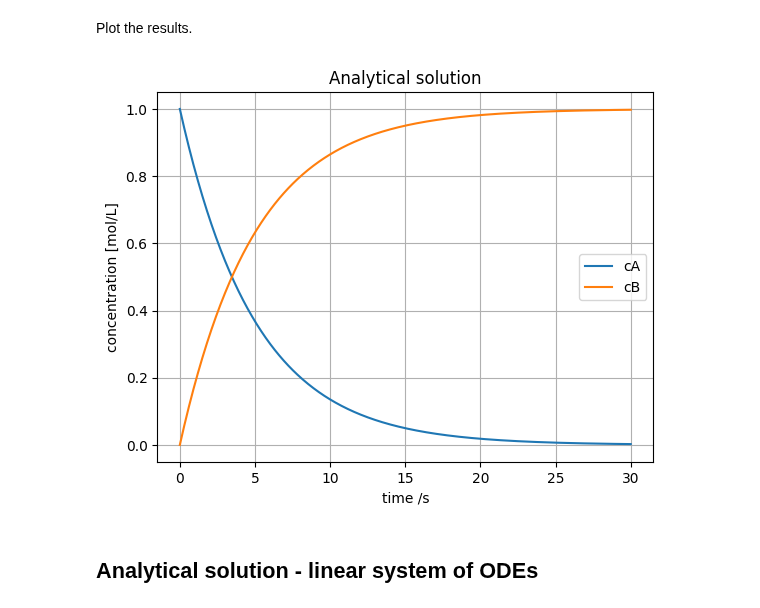
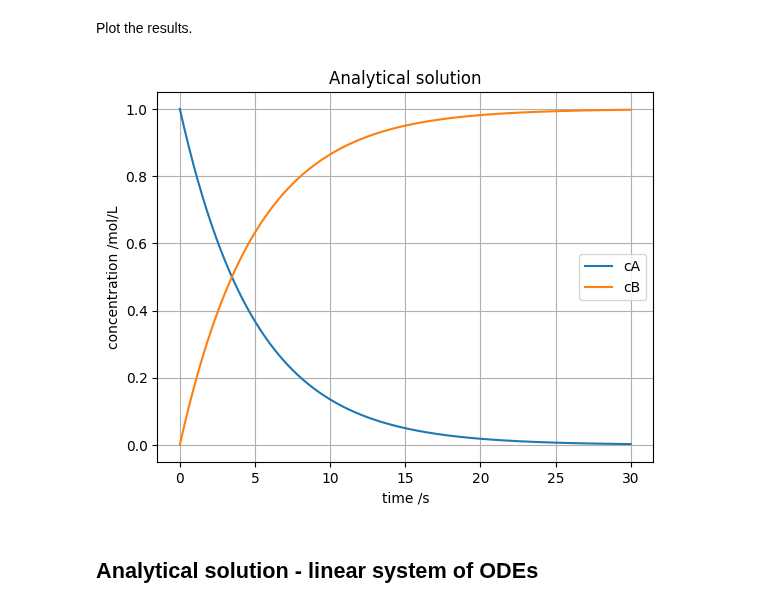
Before and after one commit to process-intelligence-research/computational_practicum_lecture_coding, a Jupyter notebook: q1_lecture_5/Q1Lecture5.ipynb, the cells around one changed output. Drawn from its saved outputs; the diff is of its cells as text; code cells hidden in the pictures.

```diff
--- a/q1_lecture_5/Q1Lecture5.ipynb
+++ b/q1_lecture_5/Q1Lecture5.ipynb
@@ -89,15 +89,15 @@ Plot the results.
 # %%
 fig, ax = plt.subplots()
 ax.plot(t, cA(k, t), label = "cA")
 ax.plot(t, cB(k, t), label = "cB")
 ax.set_xlabel("time /s")
-ax.set_ylabel("concentration [mol/L]")
+ax.set_ylabel("concentration /mol/L")
 ax.set_title("Analytical solution")
 ax.legend()
 ax.grid()
 fig.show()
 # %% [output]
-[figure, old version]
+[figure, new version]
 # %% [markdown]
 ## Analytical solution - linear system of ODEs
 # %% [markdown]
```
Also changed, not shown: parts of 8 cells of this notebook.
